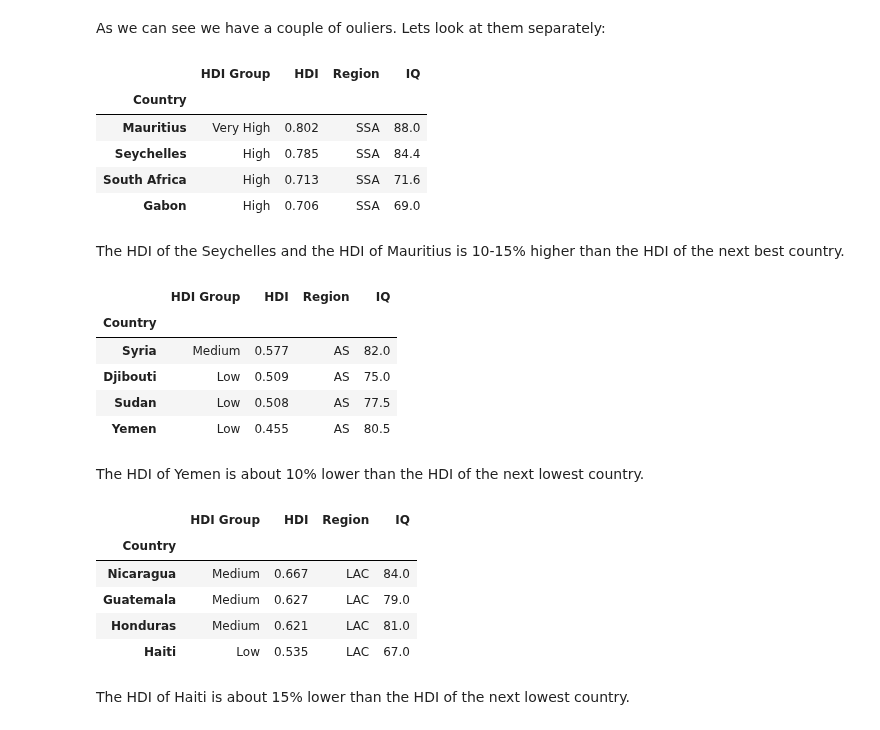
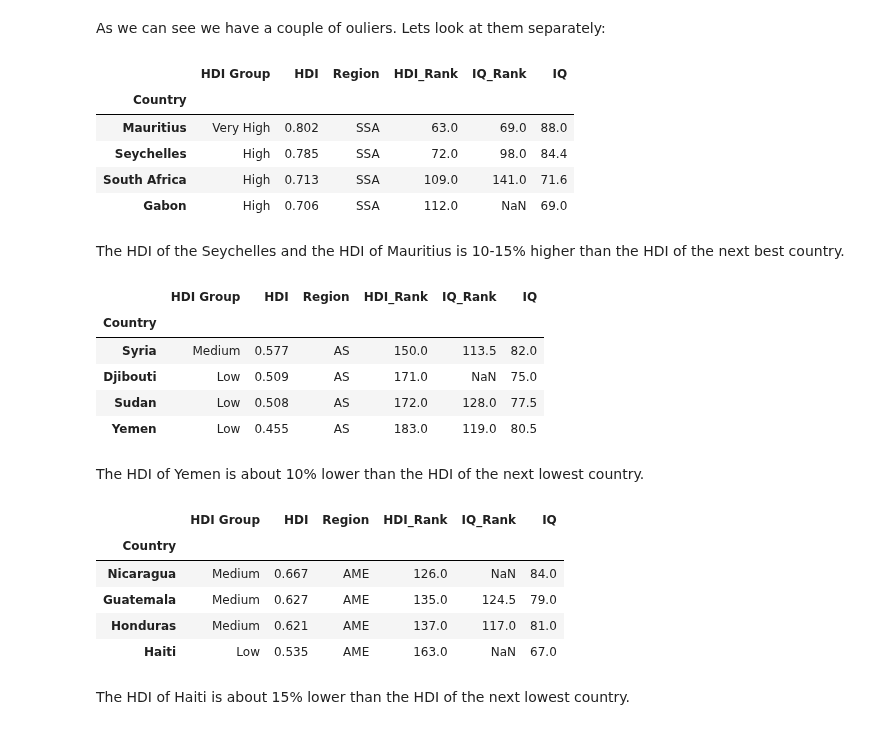
Before and after one commit to jakthehut/HDI-IQ-Analysis, a Jupyter notebook: hdi_iq_analysis.ipynb, the cells around one changed output. Saved outputs shown, nothing was run; the diff lists cells and outputs as text; code cells hidden in the pictures.

```diff
--- a/hdi_iq_analysis.ipynb
+++ b/hdi_iq_analysis.ipynb
@@ -298,6 +298,9 @@ no_region[:15]
  'Estonia',
  'Finland',
  'France']
+# %%
+# Creating America region (renamed LAC to AME so that USA and Canada can be included)
+hdi_df.loc[hdi_df['Region'] == 'LAC', 'Region'] = 'AME'
 # %%
 # Assigning a region (ECA) to the European countries
 region_to_assign = 'ECA'
@@ -307,8 +310,8 @@ country = ['Andorra','Austria','Belgium','Bulgaria','Switzerland','Cyprus','Czec
 mask = hdi_df['Country'].isin(country)
 hdi_df.loc[mask, 'Region'] = region_to_assign
 
-# Assigning a region (NA) to the North American countries
-region_to_assign = 'NA'
+# Assigning a region (AC) to the American countries
+region_to_assign = 'AME'
 country = ['Canada', 'United States']
 mask = hdi_df['Country'].isin(country)
 hdi_df.loc[mask, 'Region'] = region_to_assign
@@ -338,8 +341,6 @@ hdi_df.sort_values(by=['HDI'], ascending=False)
 # %%
 # Setting the country column as the index
 hdi_df.set_index('Country',inplace=True)
-# %%
-hdi_df.drop(columns=['HDI_Rank'], inplace=True)
 # %% [markdown]
 ## IQ
 # %%
@@ -407,8 +408,6 @@ iq_df.sort_values(by=['IQ'], ascending=False)
 # %%
 # Sorting the countries by the IQ
 iq_df.set_index('Country',inplace=True)
-# %%
-iq_df.drop(columns=['IQ_Rank'], inplace=True)
 # %% [markdown]
 
 # 1. Merge Data
@@ -636,33 +622,33 @@ As we can see we have a couple of ouliers. Lets look at them separately:
 # %%
 merged_df[merged_df['Region'] == 'SSA'].sort_values(by='HDI', ascending=False).head(4)
 # %% [output]
-|  | HDI Group | HDI | Region | IQ |
-| Country |  |  |  |  |
-| Mauritius | Very High | 0.802 | SSA | 88.0 |
-| Seychelles | High | 0.785 | SSA | 84.4 |
-| South Africa | High | 0.713 | SSA | 71.6 |
-| Gabon | High | 0.706 | SSA | 69.0 |
+|  | HDI Group | HDI | Region | HDI_Rank | IQ_Rank | IQ |
+| Country |  |  |  |  |  |  |
+| Mauritius | Very High | 0.802 | SSA | 63.0 | 69.0 | 88.0 |
+| Seychelles | High | 0.785 | SSA | 72.0 | 98.0 | 84.4 |
+| South Africa | High | 0.713 | SSA | 109.0 | 141.0 | 71.6 |
+| Gabon | High | 0.706 | SSA | 112.0 | NaN | 69.0 |
 # %% [markdown]
 The HDI of the Seychelles and the HDI of Mauritius is 10-15% higher than the HDI of the next best country.
 # %%
 merged_df[merged_df['Region'] == 'AS'].sort_values(by='HDI', ascending=False).tail(4)
 # %% [output]
-|  | HDI Group | HDI | Region | IQ |
-| Country |  |  |  |  |
-| Syria | Medium | 0.577 | AS | 82.0 |
-| Djibouti | Low | 0.509 | AS | 75.0 |
-| Sudan | Low | 0.508 | AS | 77.5 |
-| Yemen | Low | 0.455 | AS | 80.5 |
+|  | HDI Group | HDI | Region | HDI_Rank | IQ_Rank | IQ |
+| Country |  |  |  |  |  |  |
+| Syria | Medium | 0.577 | AS | 150.0 | 113.5 | 82.0 |
+| Djibouti | Low | 0.509 | AS | 171.0 | NaN | 75.0 |
+| Sudan | Low | 0.508 | AS | 172.0 | 128.0 | 77.5 |
+| Yemen | Low | 0.455 | AS | 183.0 | 119.0 | 80.5 |
 # %% [markdown]
 The HDI of Yemen is about 10% lower than the HDI of the next lowest country.
 # %%
-merged_df[merged_df['Region'] == 'LAC'].sort_values(by='HDI', ascending=False).tail(4)
+merged_df[merged_df['Region'] == 'AME'].sort_values(by='HDI', ascending=False).tail(4)
 # %% [output]
-|  | HDI Group | HDI | Region | IQ |
-| Country |  |  |  |  |
-| Nicaragua | Medium | 0.667 | LAC | 84.0 |
-| Guatemala | Medium | 0.627 | LAC | 79.0 |
-| Honduras | Medium | 0.621 | LAC | 81.0 |
-| Haiti | Low | 0.535 | LAC | 67.0 |
+|  | HDI Group | HDI | Region | HDI_Rank | IQ_Rank | IQ |
+| Country |  |  |  |  |  |  |
+| Nicaragua | Medium | 0.667 | AME | 126.0 | NaN | 84.0 |
+| Guatemala | Medium | 0.627 | AME | 135.0 | 124.5 | 79.0 |
+| Honduras | Medium | 0.621 | AME | 137.0 | 117.0 | 81.0 |
+| Haiti | Low | 0.535 | AME | 163.0 | NaN | 67.0 |
 # %% [markdown]
 The HDI of Haiti is about 15% lower than the HDI of the next lowest country.
```
Also changed, not shown: parts of 21 cells of this notebook.
